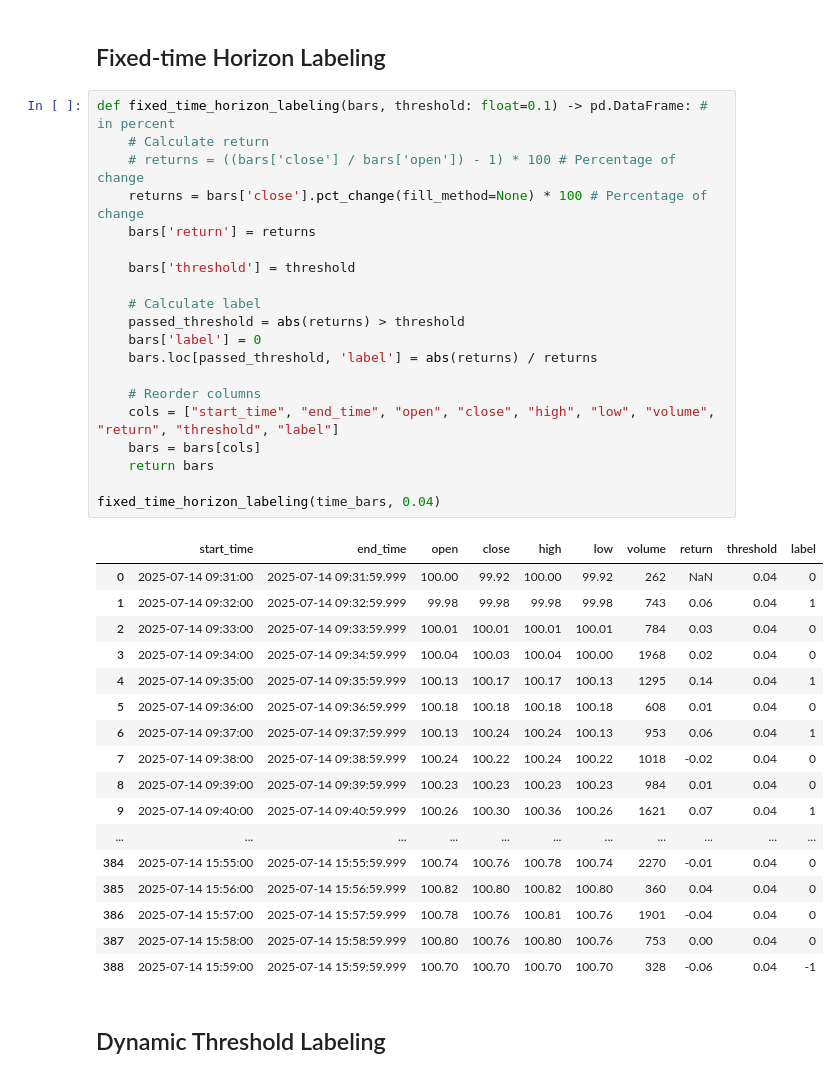
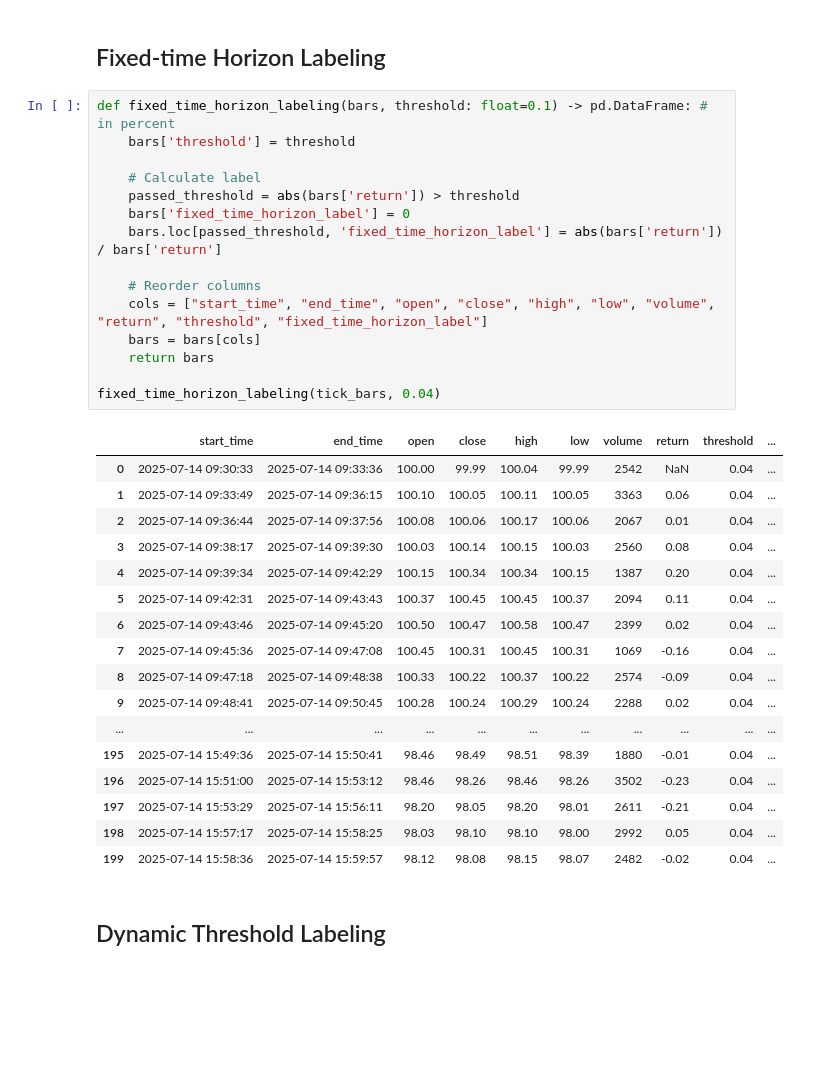
Before and after one commit to AminFiroozi/fml-lab, a Jupyter notebook: main.ipynb, the cells around one changed output. Saved outputs shown, nothing was run; the diff lists cells and outputs as text; blank space fills up the shorter version.

```diff
--- a/main.ipynb
+++ b/main.ipynb
@@ -480,42 +507,37 @@ fig.update_layout(
 ## Fixed-time Horizon Labeling
 # %%
 def fixed_time_horizon_labeling(bars, threshold: float=0.1) -> pd.DataFrame: # in percent
-    # Calculate return
-    # returns = ((bars['close'] / bars['open']) - 1) * 100 # Percentage of change
-    returns = bars['close'].pct_change(fill_method=None) * 100 # Percentage of change
-    bars['return'] = returns
-
     bars['threshold'] = threshold
 
     # Calculate label
-    passed_threshold = abs(returns) > threshold
-    bars['label'] = 0
-    bars.loc[passed_threshold, 'label'] = abs(returns) / returns
+    passed_threshold = abs(bars['return']) > threshold
+    bars['fixed_time_horizon_label'] = 0
+    bars.loc[passed_threshold, 'fixed_time_horizon_label'] = abs(bars['return']) / bars['return']
 
     # Reorder columns
-    cols = ["start_time", "end_time", "open", "close", "high", "low", "volume", "return", "threshold", "label"]
+    cols = ["start_time", "end_time", "open", "close", "high", "low", "volume", "return", "threshold", "fixed_time_horizon_label"]
     bars = bars[cols]
     return bars
 
-fixed_time_horizon_labeling(time_bars, 0.04)
+fixed_time_horizon_labeling(tick_bars, 0.04)
 # %% [output]
-|  | start_time | end_time | open | close | high | low | volume | return | threshold | label |
-| 0 | 2025-07-14 09:31:00 | 2025-07-14 09:31:59.999 | 100.00 | 99.92 | 100.00 | 99.92 | 262 | NaN | 0.04 | 0 |
-| 1 | 2025-07-14 09:32:00 | 2025-07-14 09:32:59.999 | 99.98 | 99.98 | 99.98 | 99.98 | 743 | 0.06 | 0.04 | 1 |
-| 2 | 2025-07-14 09:33:00 | 2025-07-14 09:33:59.999 | 100.01 | 100.01 | 100.01 | 100.01 | 784 | 0.03 | 0.04 | 0 |
-| 3 | 2025-07-14 09:34:00 | 2025-07-14 09:34:59.999 | 100.04 | 100.03 | 100.04 | 100.00 | 1968 | 0.02 | 0.04 | 0 |
-| 4 | 2025-07-14 09:35:00 | 2025-07-14 09:35:59.999 | 100.13 | 100.17 | 100.17 | 100.13 | 1295 | 0.14 | 0.04 | 1 |
-| 5 | 2025-07-14 09:36:00 | 2025-07-14 09:36:59.999 | 100.18 | 100.18 | 100.18 | 100.18 | 608 | 0.01 | 0.04 | 0 |
-| 6 | 2025-07-14 09:37:00 | 2025-07-14 09:37:59.999 | 100.13 | 100.24 | 100.24 | 100.13 | 953 | 0.06 | 0.04 | 1 |
-| 7 | 2025-07-14 09:38:00 | 2025-07-14 09:38:59.999 | 100.24 | 100.22 | 100.24 | 100.22 | 1018 | -0.02 | 0.04 | 0 |
-| 8 | 2025-07-14 09:39:00 | 2025-07-14 09:39:59.999 | 100.23 | 100.23 | 100.23 | 100.23 | 984 | 0.01 | 0.04 | 0 |
-| 9 | 2025-07-14 09:40:00 | 2025-07-14 09:40:59.999 | 100.26 | 100.30 | 100.36 | 100.26 | 1621 | 0.07 | 0.04 | 1 |
+|  | start_time | end_time | open | close | high | low | volume | return | threshold | ... |
+| 0 | 2025-07-14 09:30:33 | 2025-07-14 09:33:36 | 100.00 | 99.99 | 100.04 | 99.99 | 2542 | NaN | 0.04 | ... |
+| 1 | 2025-07-14 09:33:49 | 2025-07-14 09:36:15 | 100.10 | 100.05 | 100.11 | 100.05 | 3363 | 0.06 | 0.04 | ... |
+| 2 | 2025-07-14 09:36:44 | 2025-07-14 09:37:56 | 100.08 | 100.06 | 100.17 | 100.06 | 2067 | 0.01 | 0.04 | ... |
+| 3 | 2025-07-14 09:38:17 | 2025-07-14 09:39:30 | 100.03 | 100.14 | 100.15 | 100.03 | 2560 | 0.08 | 0.04 | ... |
+| 4 | 2025-07-14 09:39:34 | 2025-07-14 09:42:29 | 100.15 | 100.34 | 100.34 | 100.15 | 1387 | 0.20 | 0.04 | ... |
+| 5 | 2025-07-14 09:42:31 | 2025-07-14 09:43:43 | 100.37 | 100.45 | 100.45 | 100.37 | 2094 | 0.11 | 0.04 | ... |
+| 6 | 2025-07-14 09:43:46 | 2025-07-14 09:45:20 | 100.50 | 100.47 | 100.58 | 100.47 | 2399 | 0.02 | 0.04 | ... |
+| 7 | 2025-07-14 09:45:36 | 2025-07-14 09:47:08 | 100.45 | 100.31 | 100.45 | 100.31 | 1069 | -0.16 | 0.04 | ... |
+| 8 | 2025-07-14 09:47:18 | 2025-07-14 09:48:38 | 100.33 | 100.22 | 100.37 | 100.22 | 2574 | -0.09 | 0.04 | ... |
+| 9 | 2025-07-14 09:48:41 | 2025-07-14 09:50:45 | 100.28 | 100.24 | 100.29 | 100.24 | 2288 | 0.02 | 0.04 | ... |
 | ... | ... | ... | ... | ... | ... | ... | ... | ... | ... | ... |
-| 384 | 2025-07-14 15:55:00 | 2025-07-14 15:55:59.999 | 100.74 | 100.76 | 100.78 | 100.74 | 2270 | -0.01 | 0.04 | 0 |
-| 385 | 2025-07-14 15:56:00 | 2025-07-14 15:56:59.999 | 100.82 | 100.80 | 100.82 | 100.80 | 360 | 0.04 | 0.04 | 0 |
-| 386 | 2025-07-14 15:57:00 | 2025-07-14 15:57:59.999 | 100.78 | 100.76 | 100.81 | 100.76 | 1901 | -0.04 | 0.04 | 0 |
-| 387 | 2025-07-14 15:58:00 | 2025-07-14 15:58:59.999 | 100.80 | 100.76 | 100.80 | 100.76 | 753 | 0.00 | 0.04 | 0 |
-| 388 | 2025-07-14 15:59:00 | 2025-07-14 15:59:59.999 | 100.70 | 100.70 | 100.70 | 100.70 | 328 | -0.06 | 0.04 | -1 |
+| 195 | 2025-07-14 15:49:36 | 2025-07-14 15:50:41 | 98.46 | 98.49 | 98.51 | 98.39 | 1880 | -0.01 | 0.04 | ... |
+| 196 | 2025-07-14 15:51:00 | 2025-07-14 15:53:12 | 98.46 | 98.26 | 98.46 | 98.26 | 3502 | -0.23 | 0.04 | ... |
+| 197 | 2025-07-14 15:53:29 | 2025-07-14 15:56:11 | 98.20 | 98.05 | 98.20 | 98.01 | 2611 | -0.21 | 0.04 | ... |
+| 198 | 2025-07-14 15:57:17 | 2025-07-14 15:58:25 | 98.03 | 98.10 | 98.10 | 98.00 | 2992 | 0.05 | 0.04 | ... |
+| 199 | 2025-07-14 15:58:36 | 2025-07-14 15:59:57 | 98.12 | 98.08 | 98.15 | 98.07 | 2482 | -0.02 | 0.04 | ... |
 # %% [markdown]
 ## Dynamic Threshold Labeling
 # %%
```
Also changed, not shown: parts of 5 cells of this notebook.
